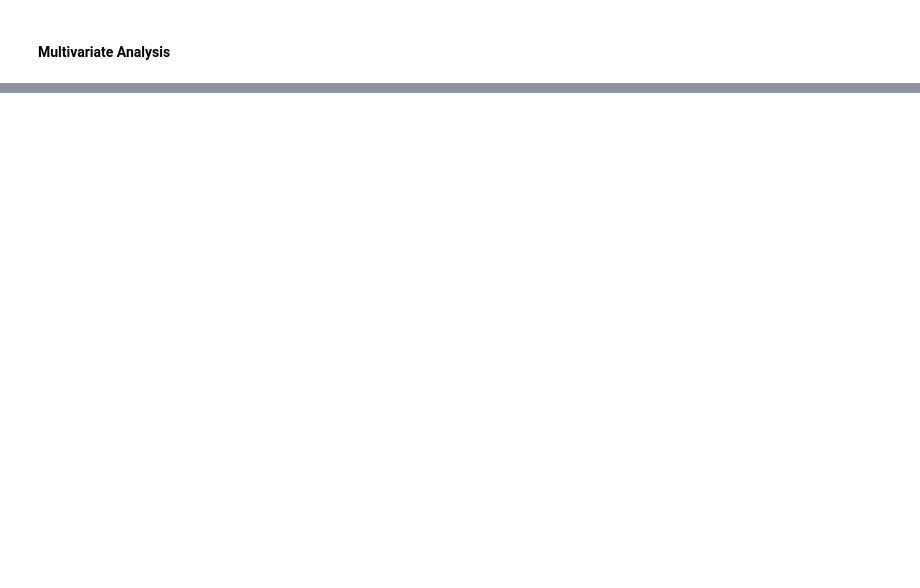
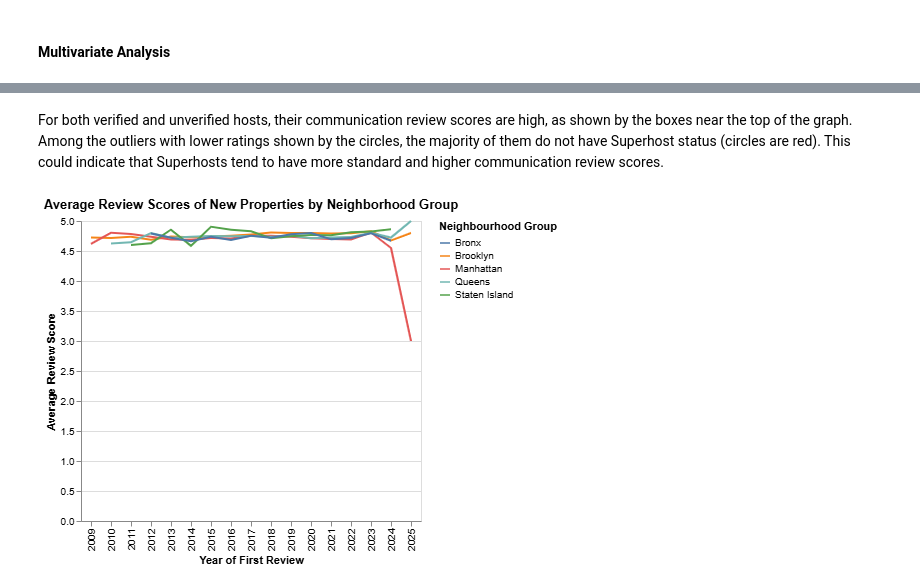
Before and after one commit to erhanjaved/airbnb, a Jupyter notebook: analysis/Carol/analysis2.ipynb, the cells around one changed output, grey strips where cells are left out. Drawn from its saved outputs; the diff is of its cells as text; code cells hidden in the pictures; blank space fills up the shorter version.

```diff
--- a/analysis/Carol/analysis2.ipynb
+++ b/analysis/Carol/analysis2.ipynb
@@ -327,0 +293,19 @@ There are no correlations between the variables.
+# %% [markdown]
+For both verified and unverified hosts, their communication review scores are high, as shown by the boxes near the top of the graph. Among the outliers with lower ratings shown by the circles, the majority of them do not have Superhost status (circles are red). This could indicate that Superhosts tend to have more standard and higher communication review scores.
+# %%
+#Line chart: Average Rating of New Properties by Neighbourhood Group
+df_cleaned['review_year'] = df_cleaned['first_review'].dt.year
+line_data = df_cleaned.groupby(['review_year', 'neighbourhood_group_cleansed'])['review_scores_rating'].mean().reset_index()
+
+line_chart = alt.Chart(line_data).mark_line().encode(
+    alt.X('review_year:O', title='Year of First Review'),
+    alt.Y('review_scores_rating:Q', title='Average Review Score'),
+    alt.Color('neighbourhood_group_cleansed:N', title='Neighbourhood Group'),
+    tooltip=['review_year:O', 'neighbourhood_group_cleansed:N', 'review_scores_rating:Q']
+).properties(
+    title='Average Review Scores of New Properties by Neighborhood Group'
+)
+
+line_chart
+# %% [output]
+[figure, added]
```
Also changed, not shown: parts of 48 cells of this notebook, 5 other files.
